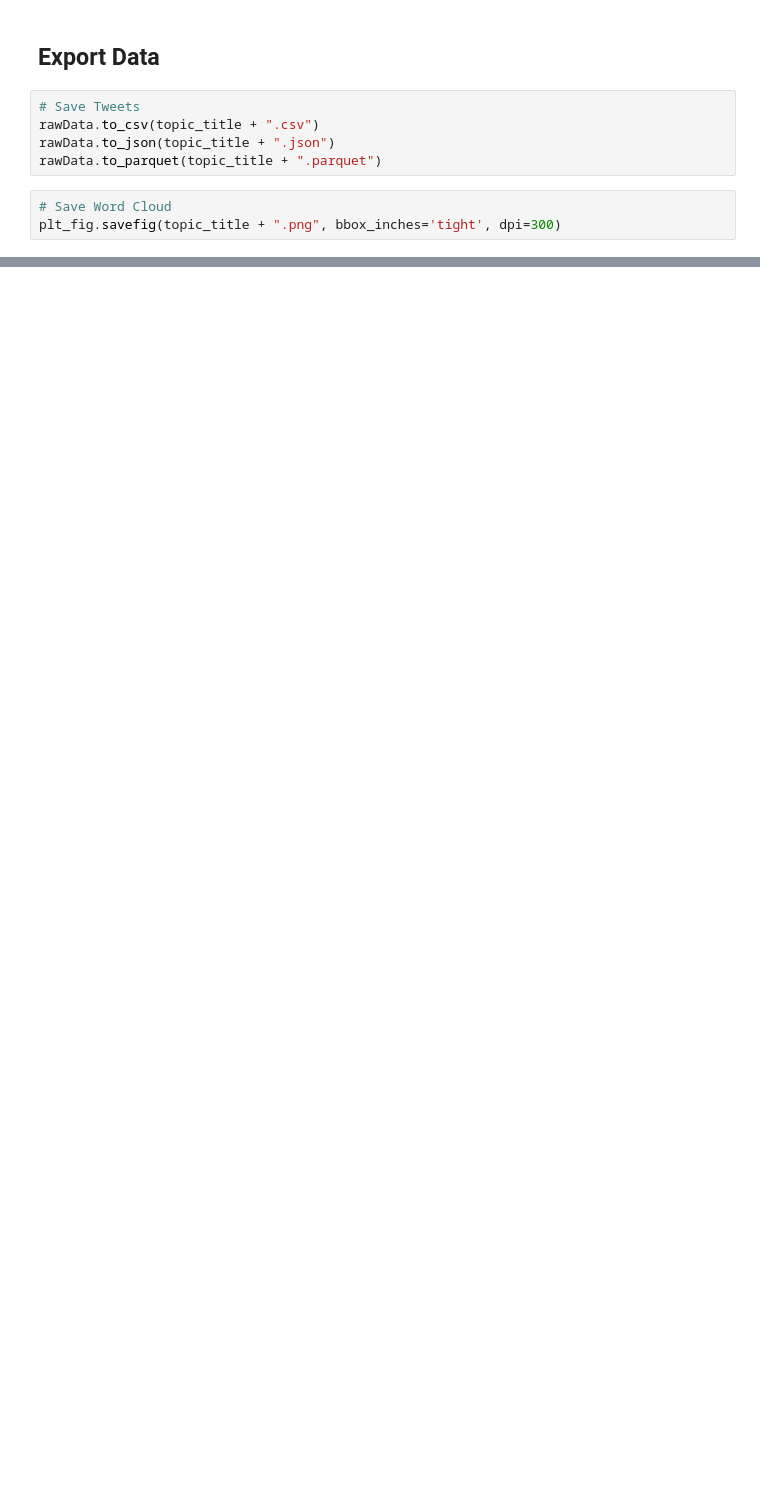
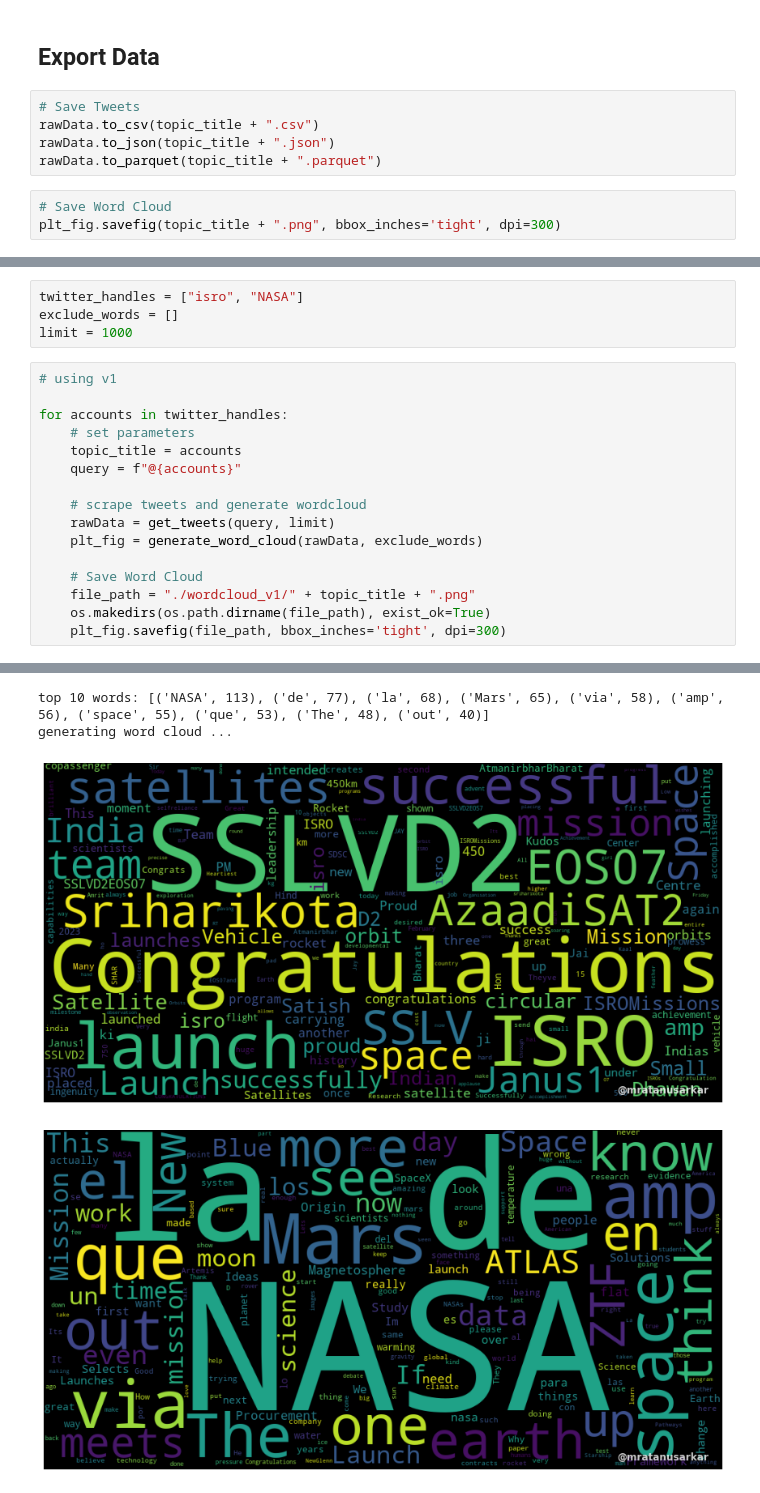
Before and after one commit to mratanusarkar/twitter-sentiment-analysis, a Jupyter notebook: Notebooks/Tweet_Analysis_and_Inference.ipynb, the cells around one changed output, grey strips where cells are left out. Drawn from its saved outputs; the diff is of its cells as text; blank space fills up the shorter version.

```diff
--- a/Notebooks/Tweet_Analysis_and_Inference.ipynb
+++ b/Notebooks/Tweet_Analysis_and_Inference.ipynb
@@ -211,0 +241,21 @@ plt_fig.savefig(topic_title + ".png", bbox_inches='tight', dpi=300)
+# %%
+twitter_handles = ["isro", "NASA"]
+exclude_words = []
+limit = 1000
+# %%
+# using v1
+
+for accounts in twitter_handles:
+    # set parameters
+    topic_title = accounts
+    query = f"@{accounts}"
+
+    # scrape tweets and generate wordcloud
+    rawData = get_tweets(query, limit)
+    plt_fig = generate_word_cloud(rawData, exclude_words)
+
+    # Save Word Cloud
+    file_path = "./wordcloud_v1/" + topic_title + ".png"
+    os.makedirs(os.path.dirname(file_path), exist_ok=True)
+    plt_fig.savefig(file_path, bbox_inches='tight', dpi=300)
+# %% [output]
@@ -211,0 +268,4 @@ plt_fig.savefig(topic_title + ".png", bbox_inches='tight', dpi=300)
+top 10 words: [('NASA', 113), ('de', 77), ('la', 68), ('Mars', 65), ('via', 58), ('amp', 56), ('space', 55), ('que', 53), ('The', 48), ('out', 40)]
+generating word cloud ...
+[figure, added]
+[figure, added]
```
Also changed, not shown: parts of 8 cells of this notebook.
